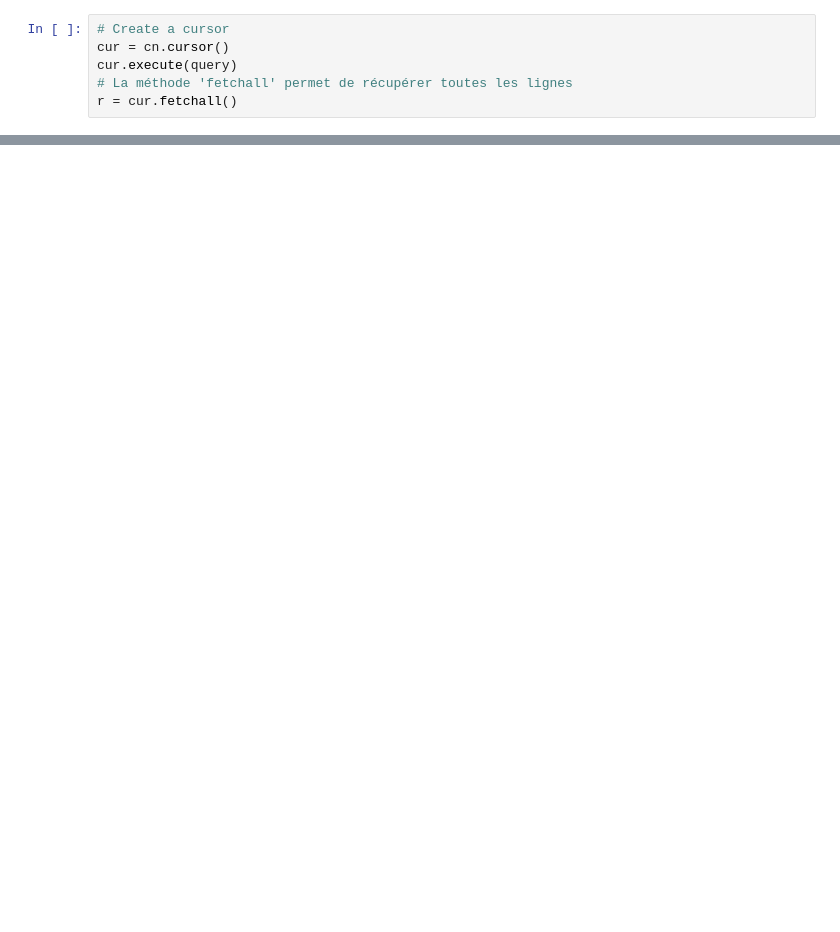
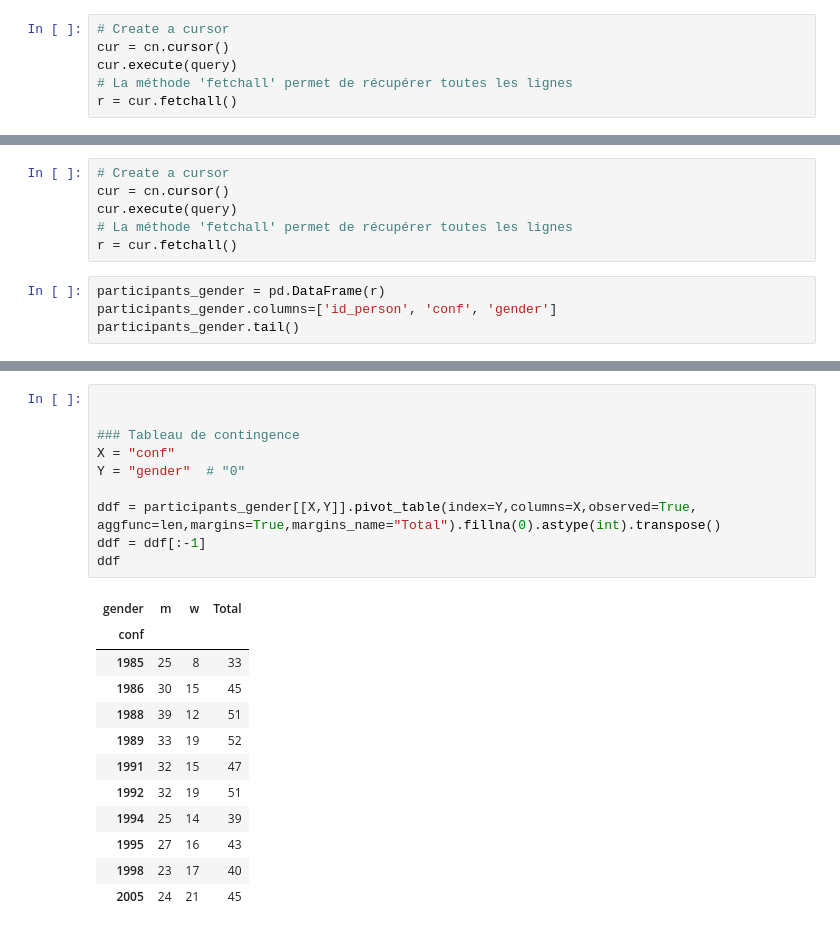
Before and after one commit to ubiquinter/digital_history, a Jupyter notebook: FB_propositions/c_week_chronol_distribution.ipynb, the cells around one changed output, grey strips where cells are left out. Saved outputs shown, nothing was run; the diff lists cells and outputs as text; blank space fills up the shorter version.

```diff
--- a/FB_propositions/c_week_chronol_distribution.ipynb
+++ b/FB_propositions/c_week_chronol_distribution.ipynb
@@ -57,0 +109,10 @@ plt.show()
+# %%
+# Create a cursor
+cur = cn.cursor()
+cur.execute(query)
+# La méthode 'fetchall' permet de récupérer toutes les lignes
+r = cur.fetchall()
+# %%
+participants_gender = pd.DataFrame(r)
+participants_gender.columns=['id_person', 'conf', 'gender']
+participants_gender.tail()
@@ -57,0 +126,23 @@ plt.show()
+# %%
+
+
+### Tableau de contingence
+X = "conf"
+Y = "gender"  # "0"
+
+ddf = participants_gender[[X,Y]].pivot_table(index=Y,columns=X,observed=True, aggfunc=len,margins=True,margins_name="Total").fillna(0).astype(int).transpose()
+ddf = ddf[:-1]
+ddf
+# %% [output]
+| gender | m | w | Total |
+| conf |  |  |  |
+| 1985 | 25 | 8 | 33 |
+| 1986 | 30 | 15 | 45 |
+| 1988 | 39 | 12 | 51 |
+| 1989 | 33 | 19 | 52 |
+| 1991 | 32 | 15 | 47 |
+| 1992 | 32 | 19 | 51 |
+| 1994 | 25 | 14 | 39 |
+| 1995 | 27 | 16 | 43 |
+| 1998 | 23 | 17 | 40 |
+| 2005 | 24 | 21 | 45 |
```
Also changed, not shown: parts of 11 cells of this notebook, 3 other files.
